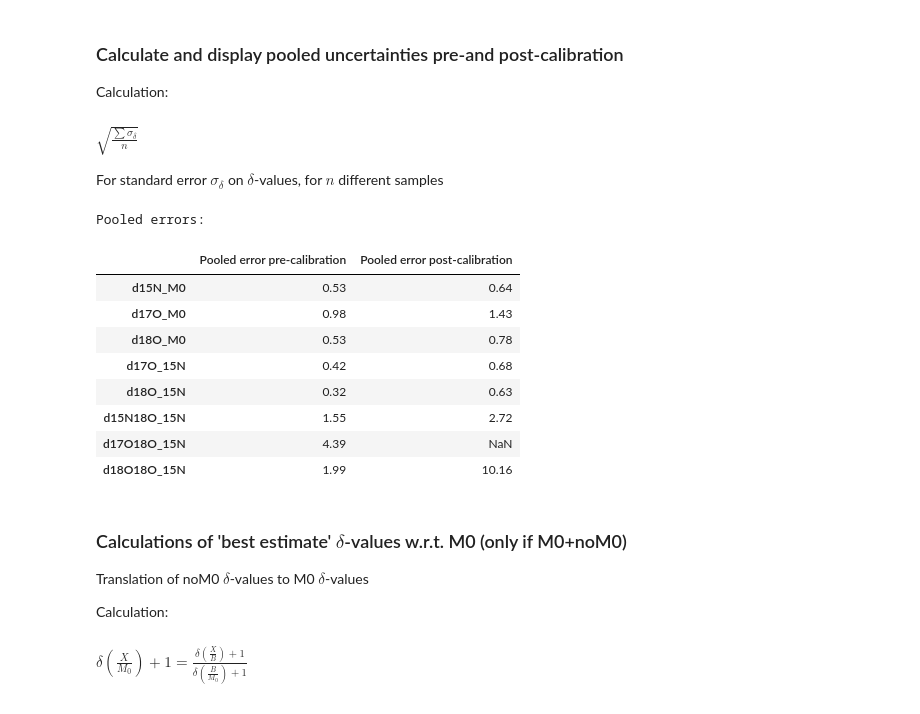
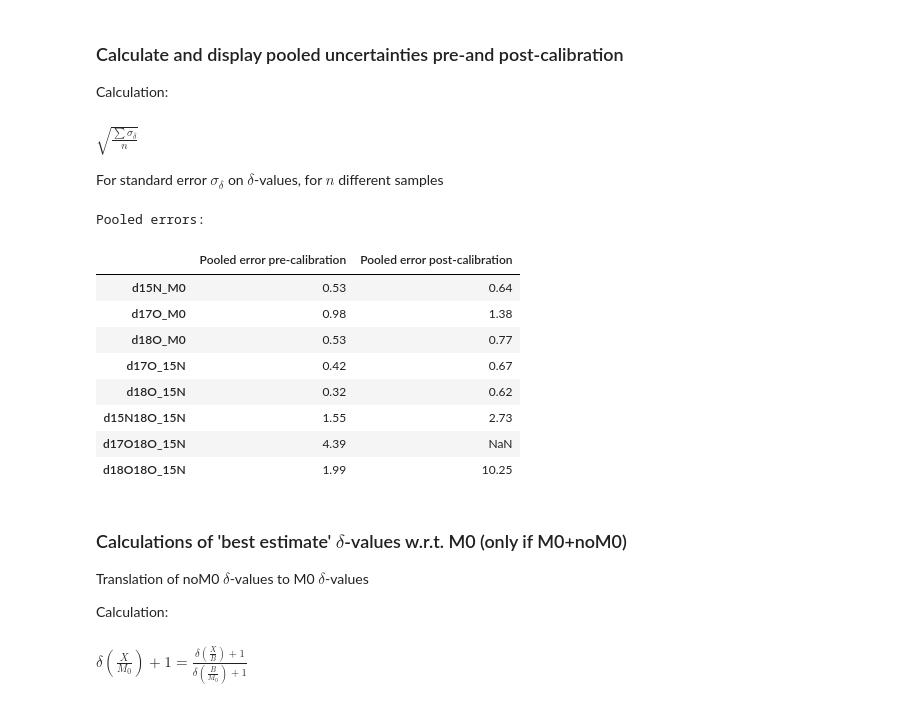
Before and after one commit to doc-past-team/Orbitrap, a Jupyter notebook: Calibrate-Orbitrap-NO3.ipynb, the cells around one changed output. Saved outputs shown, nothing was run; the diff lists cells and outputs as text; code cells hidden in the pictures.

```diff
--- a/Calibrate-Orbitrap-NO3.ipynb
+++ b/Calibrate-Orbitrap-NO3.ipynb
@@ -269,7 +279,7 @@ For standard error $\sigma_\delta$ on $\delta$-values, for $n$ different samples
 # %%
 # calculation pooled error for sample raw deltas
 cols = [ col for col in data_merged.columns if col.startswith('err')]
-rows = [ row  for row in data_merged.index if not row.startswith(tuple(stds_dict.keys()))]
+rows = [ row  for row in data_merged.index if not row.startswith(tuple(stds_dict.values()))]
 errs = data_merged.loc[rows,cols]
 pooled_err_precalib = (np.sum(errs**2,axis=0)/len(errs.index))**0.5
 print('Pooled errors before calibration:\n\n',pooled_err_precalib*1e3)
@@ -288,7 +298,7 @@ dtype: float64
 # %% [markdown]
 ### Inspect averaged internal $\delta$-value measurements of standards
 # %%
-standards = [std for std in data_merged.index if std in tuple(stds_dict.keys())]
+standards = [std for std in data_merged.index if std in tuple(stds_dict.values())]
 
 # display mean, err
 stds_stats = data_merged.loc[standards,
@@ -523,7 +533,7 @@ for n in range(nn):
     for row in stds_cal.index:
         stds_cal.loc[row,'d18O_M0'] += [(stds_stats_pet.loc[row,'mean_d18O_M0']+1)**slope_18[-1] * np.exp(intercept_18[-1])-1]
         stds_cal.loc[row,'d17O_M0'] += [(stds_stats_pet.loc[row,'mean_d17O_M0']+1)**slope_17[-1] * np.exp(intercept_17[-1])-1]
-        stds_cal.loc[row,'D17O_M0'] += [(stds_stats_pet.loc[row,'mean_d17O_M0']+1)**slope_17[-1] * np.exp(intercept_17[-1])-1 - 0.52*((stds_stats.loc[row,'mean_d18O_M0']+1)**slope_18[-1]* np.exp(intercept_18[-1])-1) ]
+        stds_cal.loc[row,'D17O_M0'] += [(stds_stats_pet.loc[row,'mean_d17O_M0']+1)**slope_17[-1] * np.exp(intercept_17[-1])-1 - 0.52*((stds_stats_pet.loc[row,'mean_d18O_M0']+1)**slope_18[-1]* np.exp(intercept_18[-1])-1) ]
 
     samples_pet=pd.DataFrame(index=samples.index)
     samples_pet['mean_d18O_M0'] = np.random.normal(samples['mean_d18O_M0'],samples['err_d18O_M0'])
@@ -790,39 +801,39 @@ For standard error $\sigma_\delta$ on $\delta$-values, for $n$ different samples
 # %%
 # calculation pooled error after calib
 cols = [ col for col in samples_cal_final.columns if col.endswith('err')]
-rows = [ row  for row in samples_cal_final.index if not row.startswith(tuple(stds_dict))]
+rows = [ row  for row in samples_cal_final.index if not row.startswith(tuple(stds_dict.values()))]
 errs = samples_cal_final.loc[rows,cols]
 # Compute post-calibration pooled error
 pooled_err_postcalib = pd.DataFrame(
     (np.sum(errs**2, axis=0) / len(errs.index))**0.5,
     columns=['Pooled error post-calibration'])
 # Clean up indices
 pooled_err_postcalib.index = [s[:-4] for s in pooled_err_postcalib.index]
 pooled_err_precalib2 = pooled_err_precalib.copy()
 pooled_err_precalib2 = pd.DataFrame(
     pooled_err_precalib2,
     columns=['Pooled error pre-calibration'])
 pooled_err_precalib2.index = [s[4:] for s in pooled_err_precalib2.index]
 
 # Merge the two df
 pooled_errs = pd.DataFrame()
 pooled_errs['Pooled error pre-calibration']=pooled_err_precalib2['Pooled error pre-calibration']
 pooled_errs['Pooled error post-calibration']=pooled_err_postcalib['Pooled error post-calibration']
 
 # display
 print('Pooled errors:')
 pooled_errs * 1e3
 # %% [output]
 Pooled errors:
 |  | Pooled error pre-calibration | Pooled error post-calibration |
 | d15N_M0 | 0.53 | 0.64 |
-| d17O_M0 | 0.98 | 1.43 |
-| d18O_M0 | 0.53 | 0.78 |
-| d17O_15N | 0.42 | 0.68 |
-| d18O_15N | 0.32 | 0.63 |
-| d15N18O_15N | 1.55 | 2.72 |
+| d17O_M0 | 0.98 | 1.38 |
+| d18O_M0 | 0.53 | 0.77 |
+| d17O_15N | 0.42 | 0.67 |
+| d18O_15N | 0.32 | 0.62 |
+| d15N18O_15N | 1.55 | 2.73 |
 | d17O18O_15N | 4.39 | NaN |
-| d18O18O_15N | 1.99 | 10.16 |
+| d18O18O_15N | 1.99 | 10.25 |
 # %% [markdown]
 ### Calculations of 'best estimate' $\delta$-values w.r.t. M0 (only if M0+noM0)
 
```
Also changed, not shown: parts of 9 cells of this notebook, 2 other files.
